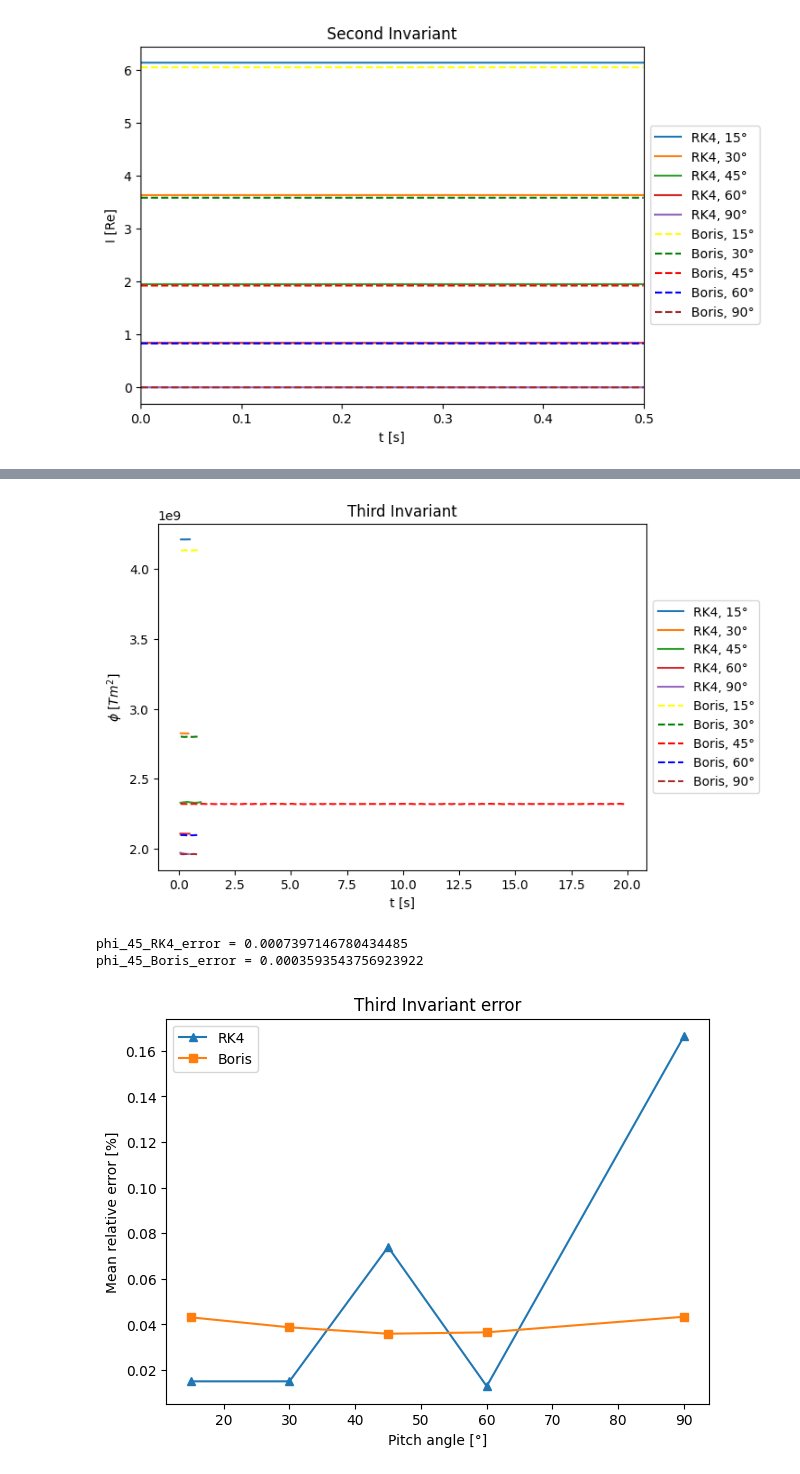
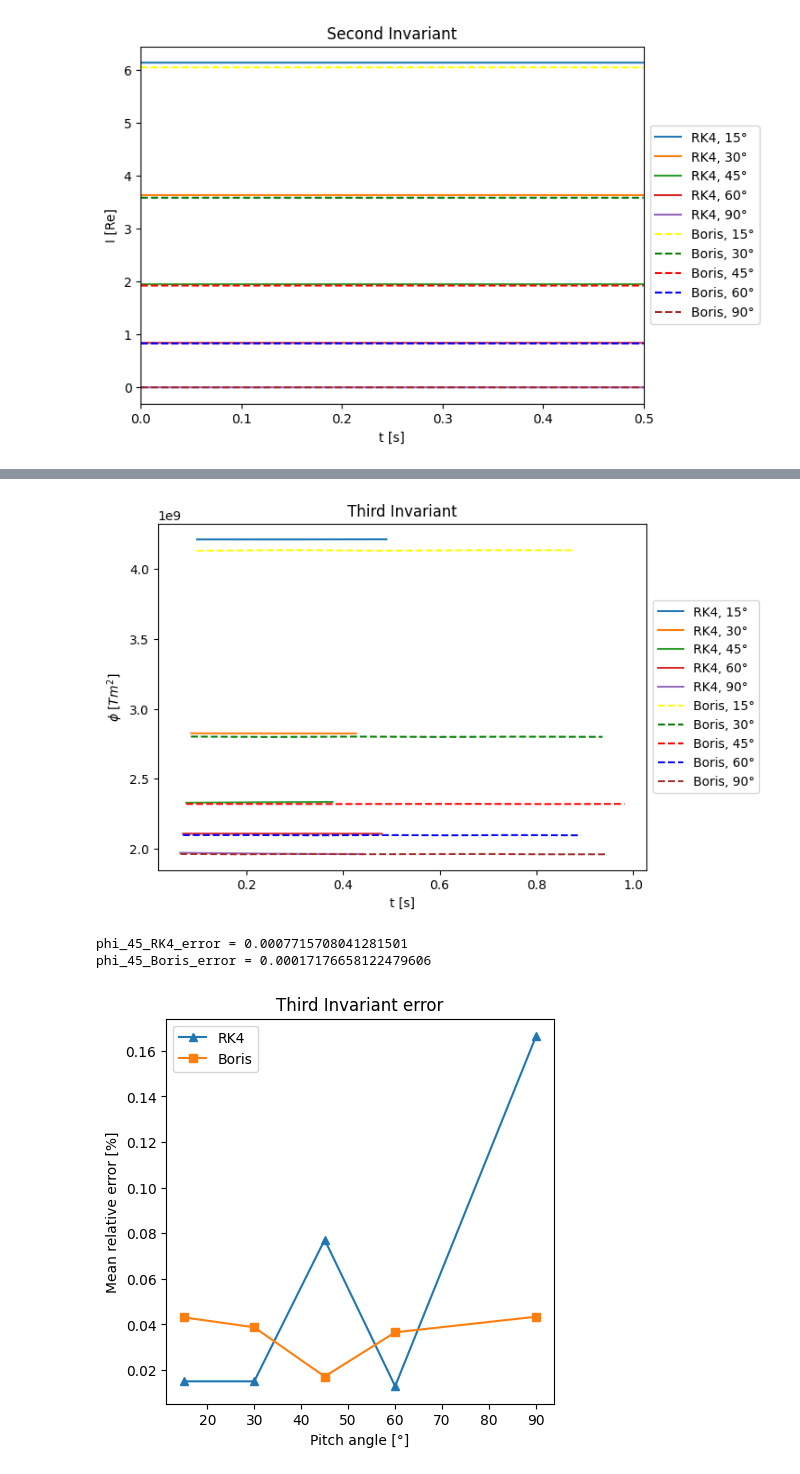
Before and after one commit to joaopedrobiu6/CompElectroMag, a Jupyter notebook: final/code/LorentzAnalysis_pitch.ipynb, the cells around one changed output, grey strips where cells are left out. Drawn from its saved outputs; the diff is of its cells as text; code cells hidden in the pictures.

```diff
--- a/final/code/LorentzAnalysis_pitch.ipynb
+++ b/final/code/LorentzAnalysis_pitch.ipynb
@@ -29,13 +29,13 @@ dt_rk4 = 1.0e-07
 
 PA15_file_RK4= f"Lorentz/{species}/pitch_angle/{species}_trajectory_{energy:.1e}_{pitch_angle_15}_dt{dt_rk4:.1e}_RK4.csv"
 PA30_file_RK4 = f"Lorentz/{species}/pitch_angle/{species}_trajectory_{energy:.1e}_{pitch_angle_30}_dt{dt_rk4:.1e}_RK4.csv"
-PA45_file_RK4 = f"Lorentz/{species}/{species}_trajectory_{energy:.1e}_{pitch_angle_45}_dt{dt_rk4:.1e}_RK4.csv"
+PA45_file_RK4 = f"Lorentz/{species}/pitch_angle/{species}_trajectory_{energy:.1e}_{pitch_angle_45}_dt{dt_rk4:.1e}_RK4.csv"
 PA60_file_RK4 = f"Lorentz/{species}/pitch_angle/{species}_trajectory_{energy:.1e}_{pitch_angle_60}_dt{dt_rk4:.1e}_RK4.csv"
 PA90_file_RK4 = f"Lorentz/{species}/pitch_angle/{species}_trajectory_{energy:.1e}_{pitch_angle_90}_dt{dt_rk4:.1e}_RK4.csv"
 
 PA15_file_Boris = f"Lorentz/{species}/pitch_angle/{species}_trajectory_{energy:.1e}_{pitch_angle_15}_dt{dt_boris:.1e}_Boris.csv"
 PA30_file_Boris = f"Lorentz/{species}/pitch_angle/{species}_trajectory_{energy:.1e}_{pitch_angle_30}_dt{dt_boris:.1e}_Boris.csv"
-PA45_file_Boris = f"Lorentz/{species}/{species}_trajectory_{energy:.1e}_{pitch_angle_45}_dt{dt_boris:.1e}_Boris.csv"
+PA45_file_Boris = f"Lorentz/{species}/pitch_angle/{species}_trajectory_{energy:.1e}_{pitch_angle_45}_dt{dt_boris:.1e}_Boris.csv"
 PA60_file_Boris = f"Lorentz/{species}/pitch_angle/{species}_trajectory_{energy:.1e}_{pitch_angle_60}_dt{dt_boris:.1e}_Boris.csv"
 PA90_file_Boris = f"Lorentz/{species}/pitch_angle/{species}_trajectory_{energy:.1e}_{pitch_angle_90}_dt{dt_boris:.1e}_Boris.csv"
 
@@ -419,7 +422,7 @@ plt.xlabel("t [s]")
 plt.legend(loc='center left', bbox_to_anchor=(1, 0.5))
 plt.show()
 # %% [output]
-[figure, old version]
+[figure, new version]
 # %%
 phi15_RK4 = np.array(phi15_RK4)
 phi30_RK4 = np.array(phi30_RK4)
@@ -448,16 +451,17 @@ phi_90_Boris_error = mean_error(phi90_Boris, np.mean(phi90_Boris))
 print(f"phi_45_RK4_error = {phi_45_RK4_error}")
 print(f"phi_45_Boris_error = {phi_45_Boris_error}")
 # %% [output]
-phi_45_RK4_error = 0.0007397146780434485
-phi_45_Boris_error = 0.0003593543756923922
+phi_45_RK4_error = 0.0007715708041281501
+phi_45_Boris_error = 0.00017176658122479606
 # %%
-plt.figure(figsize=(7, 5))
+plt.figure(figsize=(5, 5))
 plt.plot([15, 30, 45, 60, 90], np.array([phi_15_RK4_error, phi_30_RK4_error, phi_45_RK4_error, phi_60_RK4_error, phi_90_RK4_error])*100, label="RK4", marker='^')
 plt.plot([15, 30, 45, 60, 90], np.array([phi_15_Boris_error, phi_30_Boris_error, phi_45_Boris_error, phi_60_Boris_error, phi_90_Boris_error])*100, label="Boris", marker="s")
 plt.xlabel("Pitch angle [°]")
 plt.ylabel("Mean relative error [%]")
 plt.title("Third Invariant error")
 plt.legend()
+plt.savefig(f'Lorentz/{species}/{species}_phi_error_{energy:.1e}.png')
 plt.show()
 # %% [output]
-[figure, old version]
+[figure, new version]
```
Also changed, not shown: parts of 6 cells of this notebook, 22 other files.
